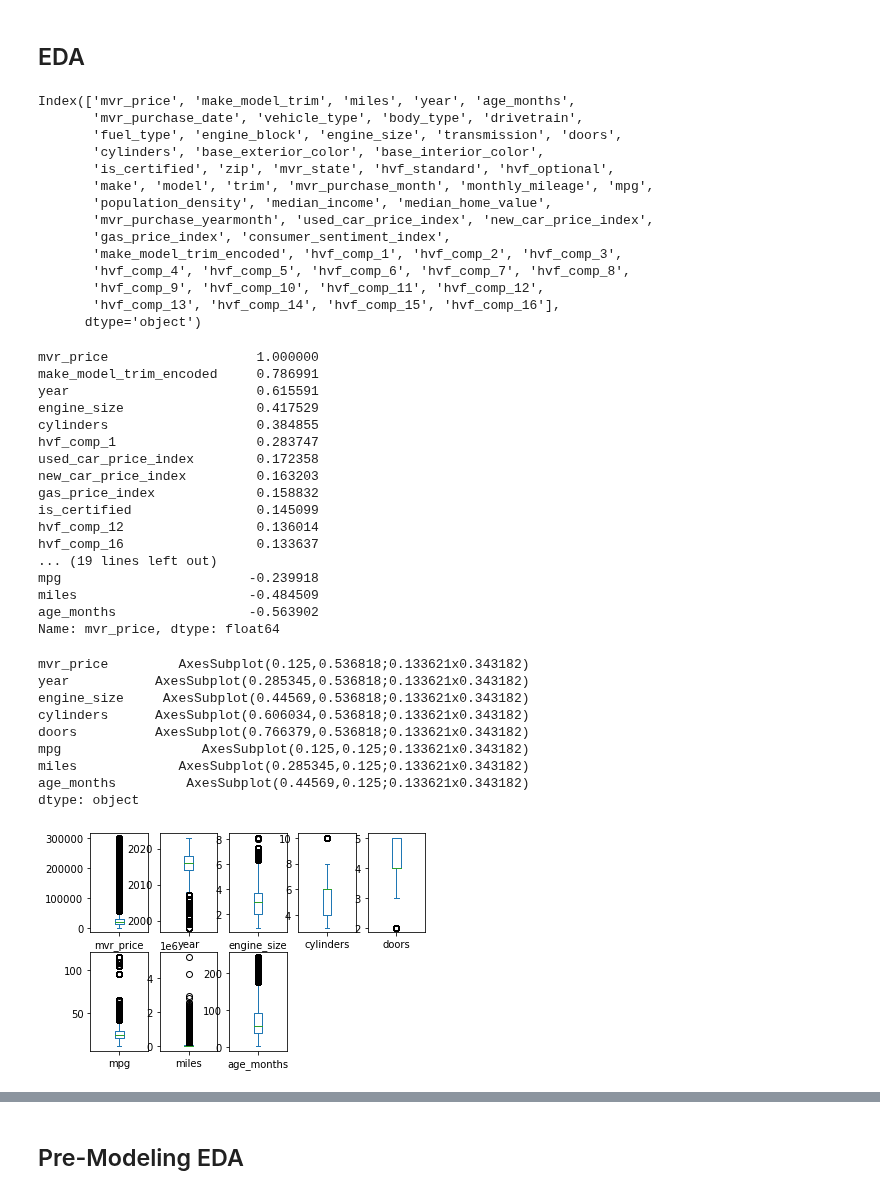
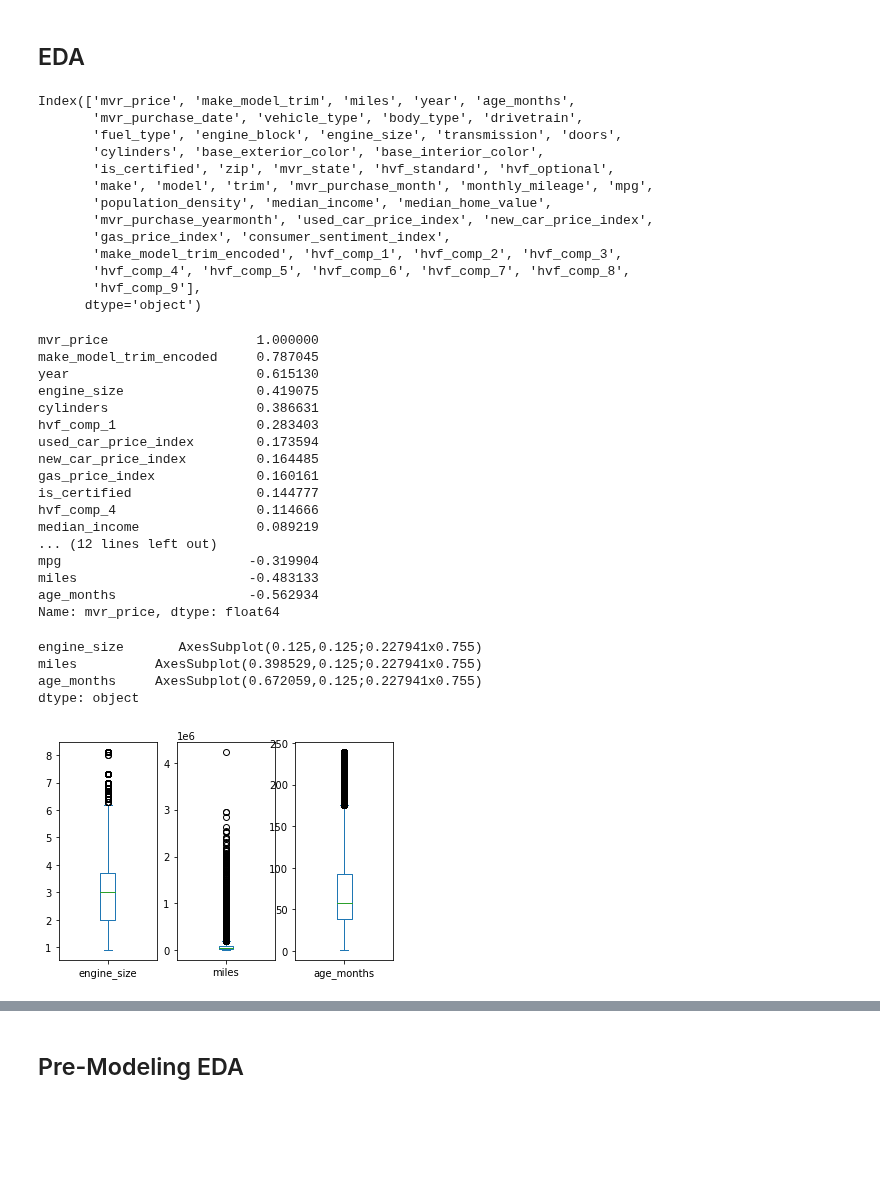
Before and after one commit to sheacon/used_car_pricing, a Jupyter notebook: 1_modeling.ipynb, the cells around one changed output, grey strips where cells are left out. Drawn from its saved outputs; the diff is of its cells as text; code cells hidden in the pictures; blank space fills up the shorter version.

```diff
--- a/1_modeling.ipynb
+++ b/1_modeling.ipynb
@@ -475,21 +488,24 @@ hvf_cols = ['3rd Row Seats',  '4-Wheel Steering',  'Adaptive Cruise Control', 'A
  'USB Connection', 'Video Entertainment', 'Voice Recognision', 'Voice Recognition', 'WiFi Hotspot',
             'Wireless Charging/Connection']
 # %%
+from sklearn.decomposition import PCA
+
 def reduce_hvf(df,hvf_cols,pca=None):
     subset_df = df[hvf_cols]
 
     # compute pca if not provided
     if not pca:
-        pca = PCA(n_components=16)
+        pca = PCA(n_components=9)
         pca.fit(subset_df)
 
     transformed_subset = pca.transform(subset_df)
     transformed_subset = pd.DataFrame(transformed_subset, columns=['hvf_comp_1', 'hvf_comp_2', 'hvf_comp_3'
                                                                 ,'hvf_comp_4', 'hvf_comp_5', 'hvf_comp_6'
                                                                 ,'hvf_comp_7', 'hvf_comp_8', 'hvf_comp_9'
-                                                                ,'hvf_comp_10', 'hvf_comp_11', 'hvf_comp_12'
-                                                                ,'hvf_comp_13', 'hvf_comp_14', 'hvf_comp_15'
-                                                                ,'hvf_comp_16',])
+                                                                #,'hvf_comp_10', 'hvf_comp_11', 'hvf_comp_12'
+                                                                #,'hvf_comp_13', 'hvf_comp_14', 'hvf_comp_15'
+                                                                #,'hvf_comp_16'
+                                                                  ])
     transformed_subset.index = df.index
     final_df = pd.concat([df.drop(columns=hvf_cols),transformed_subset], axis=1,ignore_index=False)
     print_shape(final_df)
@@ -651,8 +669,7 @@ Index(['mvr_price', 'make_model_trim', 'miles', 'year', 'age_months',
        'gas_price_index', 'consumer_sentiment_index',
        'make_model_trim_encoded', 'hvf_comp_1', 'hvf_comp_2', 'hvf_comp_3',
        'hvf_comp_4', 'hvf_comp_5', 'hvf_comp_6', 'hvf_comp_7', 'hvf_comp_8',
-       'hvf_comp_9', 'hvf_comp_10', 'hvf_comp_11', 'hvf_comp_12',
-       'hvf_comp_13', 'hvf_comp_14', 'hvf_comp_15', 'hvf_comp_16'],
+       'hvf_comp_9'],
       dtype='object')
 # %%
 # numerics correlations with target
@@ -660,40 +677,31 @@ correlations = train.corr(method="pearson", numeric_only=True)["mvr_price"].sort
 correlations
 # %% [output]
 mvr_price                   1.000000
-make_model_trim_encoded     0.786991
-year                        0.615591
-engine_size                 0.417529
-cylinders                   0.384855
-hvf_comp_1                  0.283747
-used_car_price_index        0.172358
-new_car_price_index         0.163203
-gas_price_index             0.158832
-is_certified                0.145099
-hvf_comp_12                 0.136014
-hvf_comp_16                 0.133637
-... (19 lines left out)
-mpg                        -0.239918
-miles                      -0.484509
-age_months                 -0.563902
+make_model_trim_encoded     0.787045
+year                        0.615130
+engine_size                 0.419075
+cylinders                   0.386631
+hvf_comp_1                  0.283403
+used_car_price_index        0.173594
+new_car_price_index         0.164485
+gas_price_index             0.160161
+is_certified                0.144777
+hvf_comp_4                  0.114666
+median_income               0.089219
+... (12 lines left out)
+mpg                        -0.319904
+miles                      -0.483133
+age_months                 -0.562934
 Name: mvr_price, dtype: float64
 # %%
 # boxplots of numeric variables
-train[['mvr_price',
- 'year',
+train[[
  'engine_size',
- 'cylinders',
- 'doors',
- 'mpg',
  'miles',
- 'age_months']].plot(kind='box', subplots=True, layout=(2,5), sharex=False, sharey=False)
+ 'age_months']].plot(kind='box', subplots=True, layout=(1,3), sharex=False, sharey=False)
 # %% [output]
-mvr_price         AxesSubplot(0.125,0.536818;0.133621x0.343182)
-year           AxesSubplot(0.285345,0.536818;0.133621x0.343182)
-engine_size     AxesSubplot(0.44569,0.536818;0.133621x0.343182)
-cylinders      AxesSubplot(0.606034,0.536818;0.133621x0.343182)
-doors          AxesSubplot(0.766379,0.536818;0.133621x0.343182)
-mpg                  AxesSubplot(0.125,0.125;0.133621x0.343182)
-miles             AxesSubplot(0.285345,0.125;0.133621x0.343182)
-age_months         AxesSubplot(0.44569,0.125;0.133621x0.343182)
+engine_size       AxesSubplot(0.125,0.125;0.227941x0.755)
+miles          AxesSubplot(0.398529,0.125;0.227941x0.755)
+age_months     AxesSubplot(0.672059,0.125;0.227941x0.755)
 dtype: object
-[figure, old version]
+[figure, new version]
```
Also changed, not shown: parts of 37 cells of this notebook.
